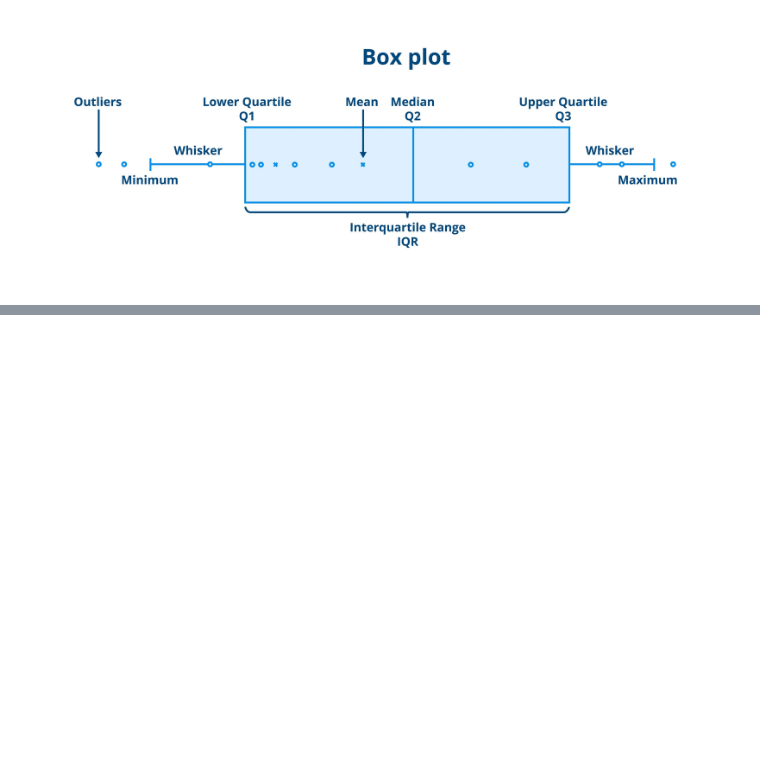
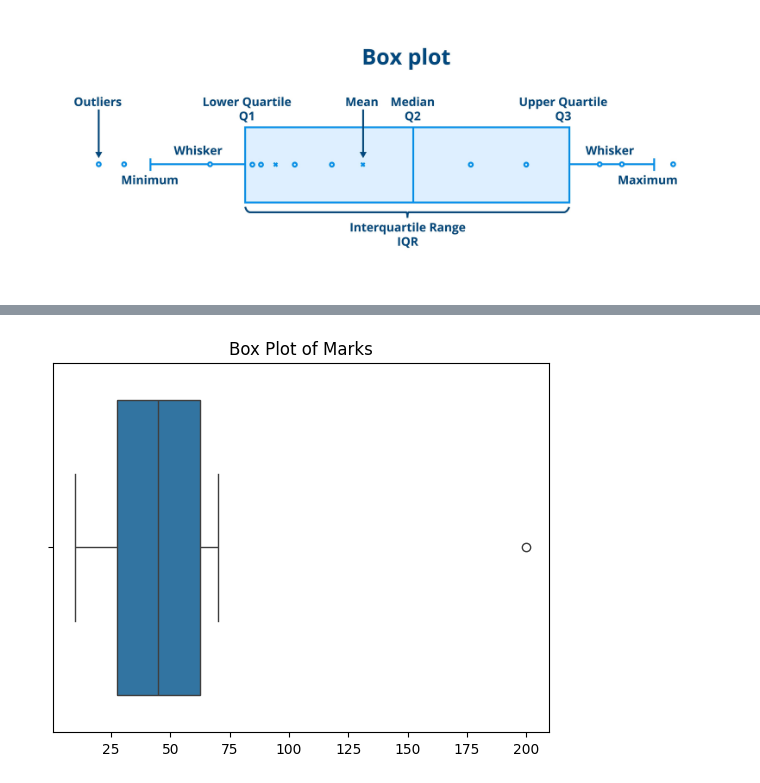
Before and after one commit to satyam2006-cmd/DataForge, a Jupyter notebook: statswithpy/statslearnings.ipynb, the cells around one changed output, grey strips where cells are left out. Cells and saved outputs as stored; diff of their text form; code cells hidden in the pictures; blank space fills up the shorter version.

Commit message:
Day 2 Completed stats basics and learned boxplot.In python revised more string operations and functions

```diff
--- a/statswithpy/statslearnings.ipynb
+++ b/statswithpy/statslearnings.ipynb
@@ -209,0 +436,7 @@ Variance is measured in squared units, making interpretation difficult. Standard
+# %%
+marks = [10,20,30,40,50,60,70,200]
+sns.boxplot(x=marks)
+plt.title("Box Plot of Marks")
+plt.show()
+# %% [output]
+[figure, added]
```
Also changed, not shown: parts of 42 cells of this notebook, 1 other file.
